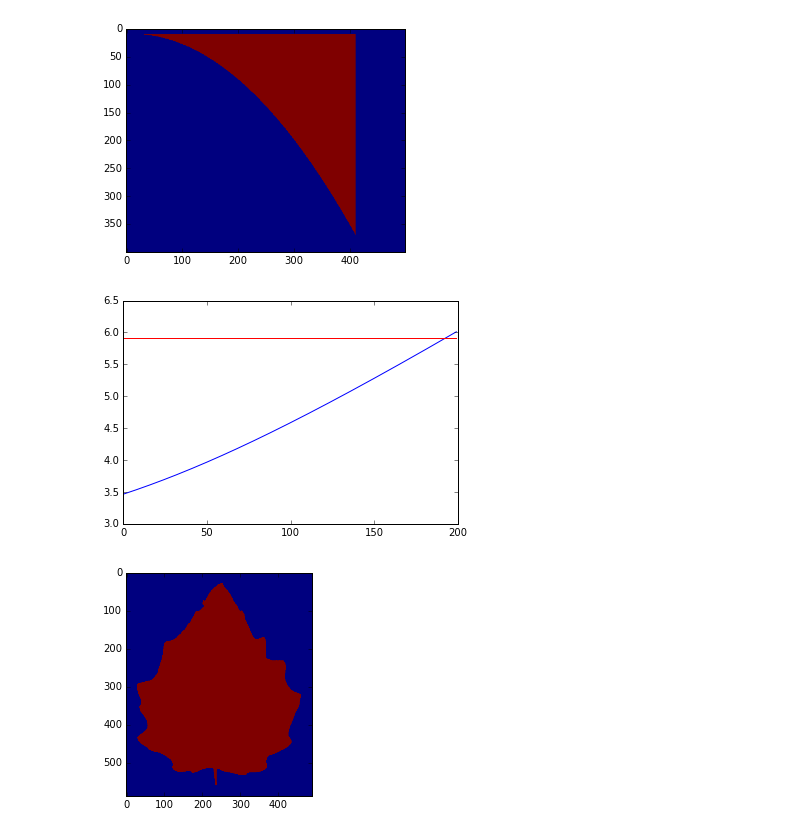
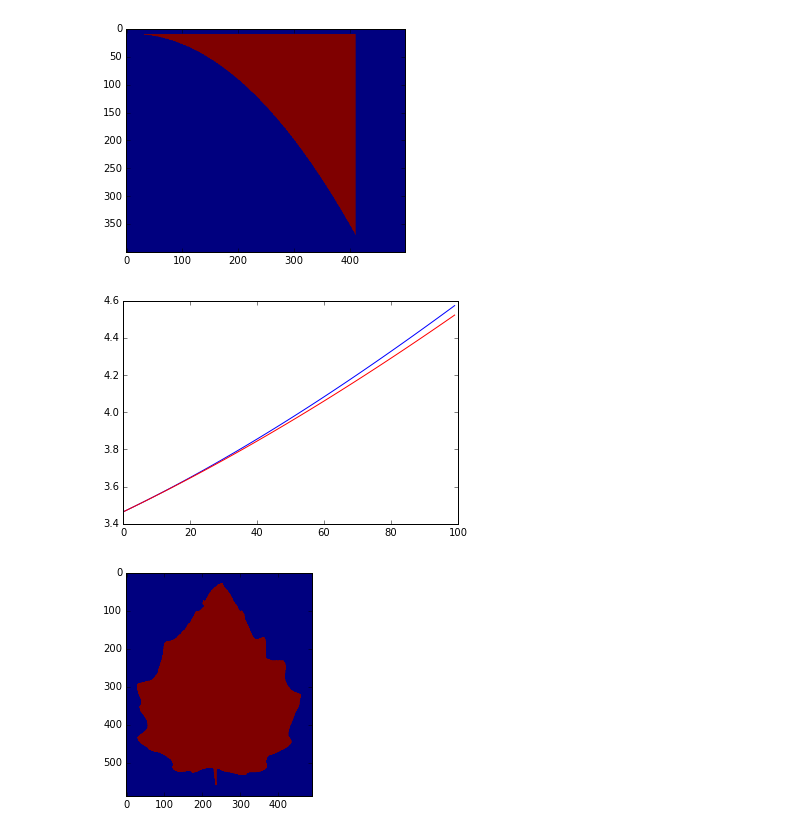
Before and after one commit to MatthewMcGonagle/KaggleLeaf, a Jupyter notebook: RatiosExperiment.ipynb, the cells around one changed output. Saved outputs shown, nothing was run; the diff lists cells and outputs as text; code cells hidden in the pictures.

```diff
--- a/RatiosExperiment.ipynb
+++ b/RatiosExperiment.ipynb
@@ -116,38 +124,38 @@ def isopRatioParabola(width, accel):
     area = accel * width**3 / 6.0
 
     def arclengthAnti(x):
         term1 = np.sqrt(1 + accel**2 * x**2) + accel * x
         term1 = np.log(term1) / 2.0 / accel
         term2 = 0.5 * x * np.sqrt(1 + accel**2 * x**2)
         return term1 + term2
 
     perimeter += arclengthAnti(width)
 
     return perimeter / np.sqrt(area)
 
 # Test isopRatioParabola by looking at asymptotics for width about 0. Perimeter is asymptotic to the same as right
 # triangle with base of size width and slope 0.5 * alpha.
 
 def asympIsop(width, accel):
-    perimeter = width + 0.5 * accel * width
-    perimeter += np.sqrt(1 + 0.5**2 * accel**2) * width
+    perimeter = width + 0.5 * accel * width**2
+    perimeter += np.sqrt(1 + 0.5**2 * accel**2 * width**2) * width
     area = accel * width**3 / 6.0
     return perimeter / np.sqrt(area)
 
-width = 0.0000001
+width = 0.001
 accel = 2
 
 trueRatios = []
 asympRatios = []
-for x in np.arange(0.0001, 1.0, 0.005):
+for x in np.arange(0.0001, 0.5, 0.005):
     trueRatios.append(isopRatioParabola(x, accel) * np.sqrt(x))
     asympRatios.append(asympIsop(x, accel) * np.sqrt(x))
 
 plt.plot(trueRatios, color = 'blue')
 plt.plot(asympRatios, color = 'red')
 plt.show()
 # %% [output]
-[figure, old version]
+[figure, new version]
 # %%
 # Get an image to analyze and experiment with.
 
```
Also changed, not shown: parts of 1 cell of this notebook.
